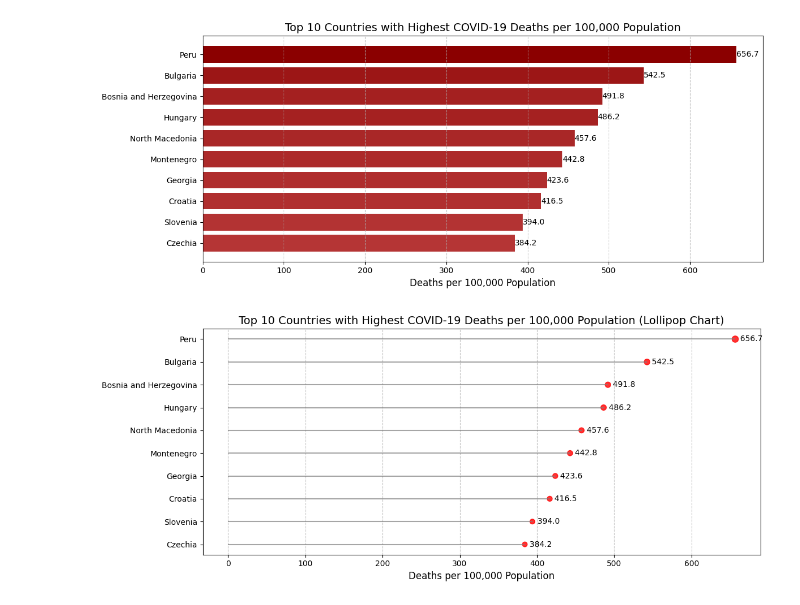
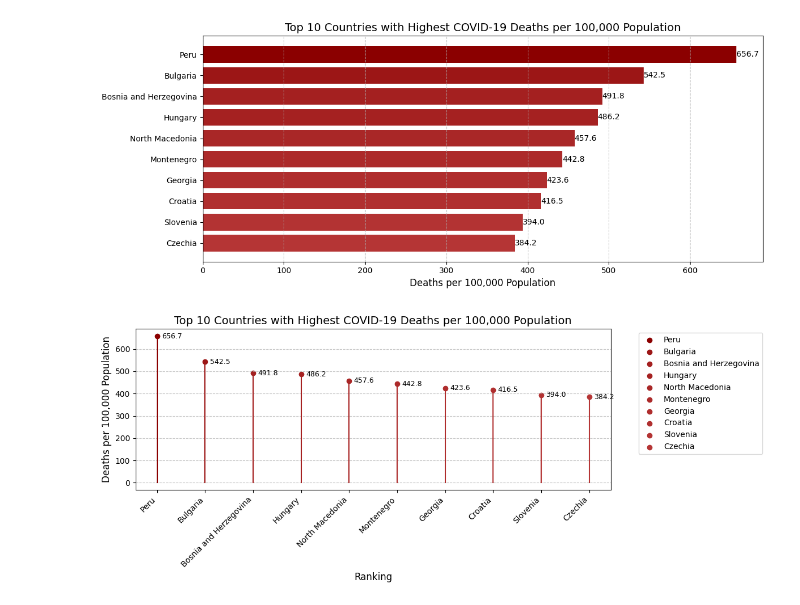
Before and after one commit to saihanhtet/UOR, a Jupyter notebook: answers/04/solution.ipynb, the cells around one changed output. Cells and saved outputs as stored; diff of their text form; code cells hidden in the pictures.

```diff
--- a/answers/04/solution.ipynb
+++ b/answers/04/solution.ipynb
@@ -49,20 +49,42 @@ plt.close()
 # %% [output]
 [figure]
 # %%
-top10 = cases_df[cases_df['Name'] != 'Global'].dropna(subset=['Deaths - cumulative total per 100000 population']).sort_values('Deaths - cumulative total per 100000 population', ascending=False).head(10)
+# Select the top 10 countries with the highest COVID-19 deaths per 100,000 population
+top10 = (
+    cases_df[cases_df['Name'] != 'Global']  # Exclude global summary
+    .dropna(subset=['Deaths - cumulative total per 100000 population'])  # Remove missing values
+    .sort_values('Deaths - cumulative total per 100000 population', ascending=False)  # Sort descending
+    .head(10)  # Select top 10 countries
+)
 
+# Create a color gradient from light coral to dark red
+cmap = LinearSegmentedColormap.from_list("red_gradient", ["lightcoral", "darkred"])
+colors = cmap(top10['Deaths - cumulative total per 100000 population'] / top10['Deaths - cumulative total per 100000 population'].max())
+
+# Initialize the figure with specified size
 plt.figure(figsize=(12, 5))
-plt.hlines(y=top10['Name'], xmin=0, xmax=top10['Deaths - cumulative total per 100000 population'], color='gray', alpha=0.7)
-plt.scatter(top10['Deaths - cumulative total per 100000 population'], top10['Name'], color='red', s=top10['Deaths - cumulative total per 100000 population']*0.1, alpha=0.8)
-for i, val in enumerate(top10['Deaths - cumulative total per 100000 population']):
-    plt.text(val, top10['Name'].iloc[i], f'  {val:.1f}', va='center', ha='left', fontsize=10)
-plt.xlabel('Deaths per 100,000 Population', fontsize=12)
-plt.title('Top 10 Countries with Highest COVID-19 Deaths per 100,000 Population (Lollipop Chart)', fontsize=14)
-plt.gca().invert_yaxis()
-plt.grid(axis='x', linestyle='--', alpha=0.7)
+
+# Draw a line plot for the top 10 countries
+for i, (country, value) in enumerate(zip(top10['Name'], top10['Deaths - cumulative total per 100000 population'])):
+    # Vertical line
+    plt.plot([i, i], [0, value], color=colors[i])
+    # Point with legend label
+    plt.scatter(i, value, color=colors[i], label=country)
+    # Text beside the point
+    plt.text(i + 0.1, value, f"{value:.1f}", ha='left', va='center', fontsize=9, color='black')
+
+
+# Add axis labels and chart title
+plt.xlabel('Ranking', fontsize=12)
+plt.ylabel('Deaths per 100,000 Population', fontsize=12)
+plt.title('Top 10 Countries with Highest COVID-19 Deaths per 100,000 Population', fontsize=14)
+plt.xticks(range(10), top10['Name'], rotation=45, ha='right')
+plt.grid(axis='y', linestyle='--', alpha=0.7)
+plt.legend(bbox_to_anchor=(1.05, 1), loc='upper left')
+
 plt.tight_layout()
-plt.savefig('alt_plot4.png')
+plt.savefig('Top_10_Countries_with_Highest_COVID-19_Deaths_per_100000_Population_v2.png')
 plt.show()
 plt.close()
 # %% [output]
-[figure, old version]
+[figure, new version]
```
Also changed, not shown: 6 other files.
